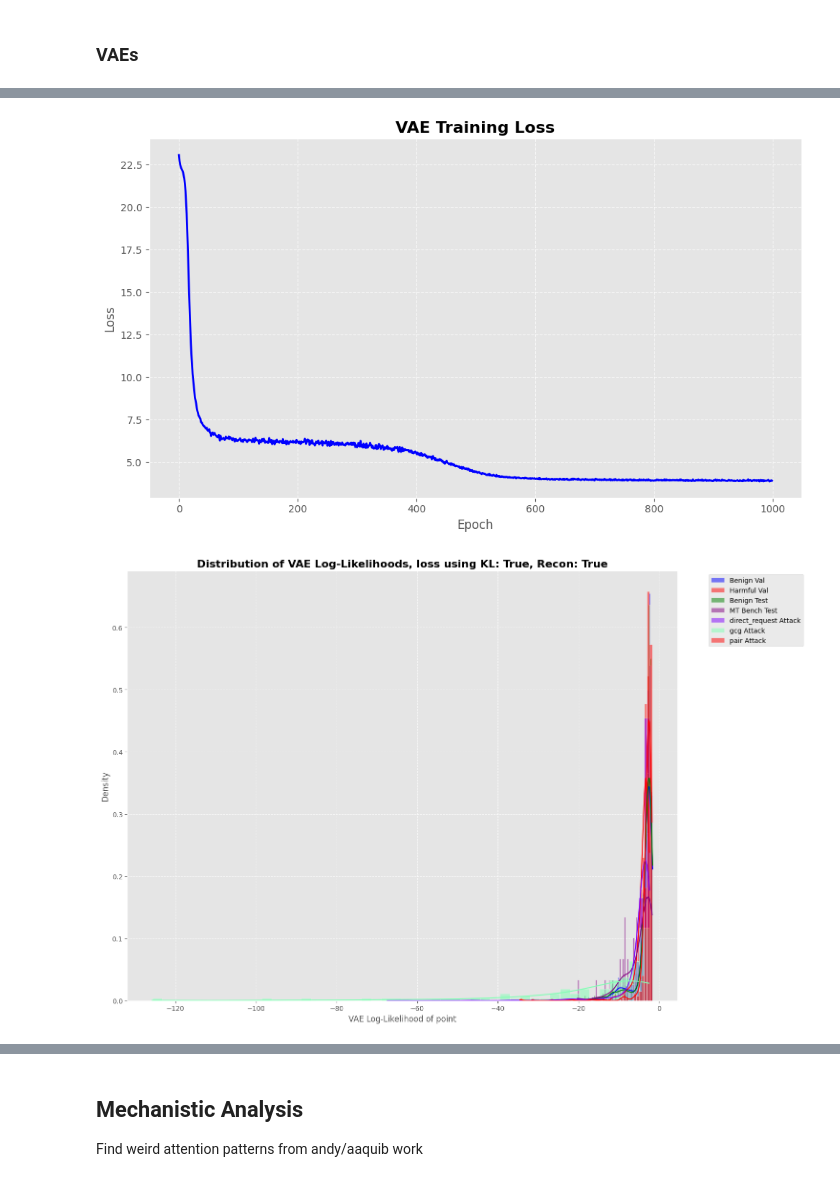
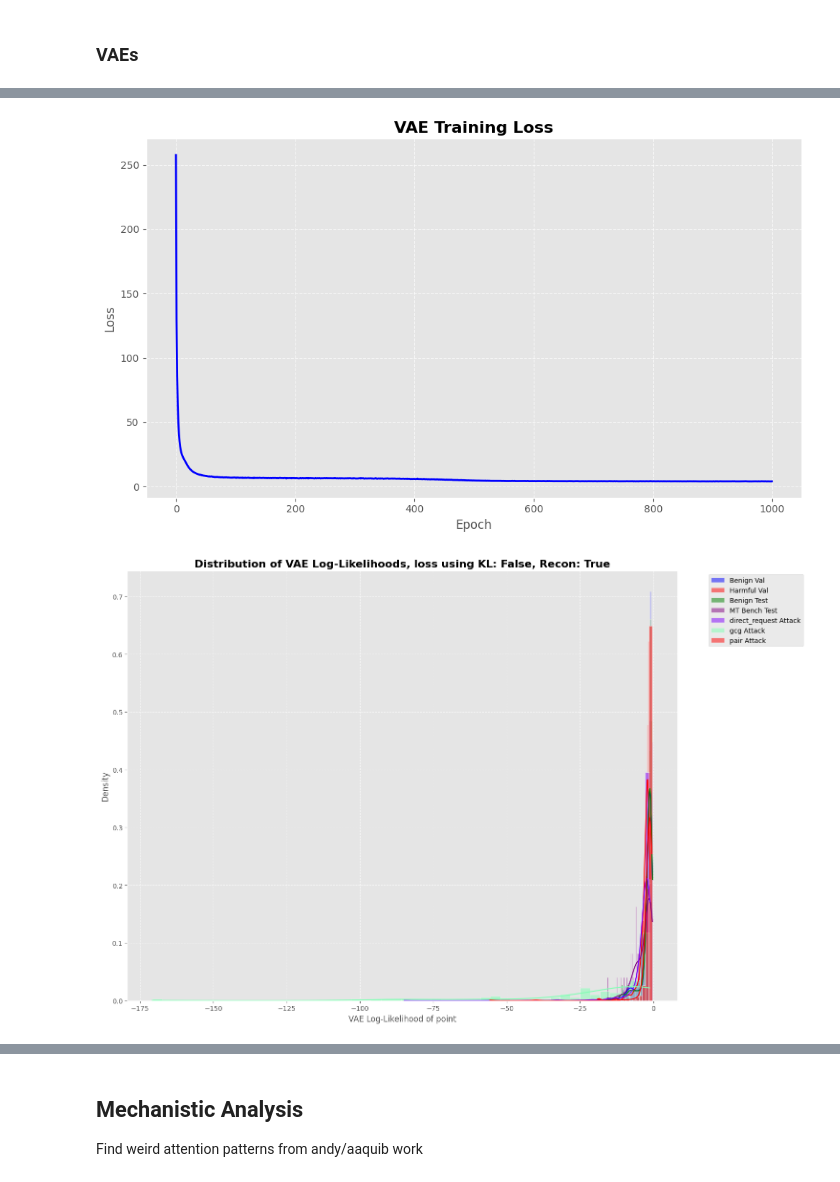
Before and after one commit to abhay-sheshadri/sae_experiments, a Jupyter notebook: jailbreak_mad_baselines.ipynb, the cells around one changed output, grey strips where cells are left out. Drawn from its saved outputs; the diff is of its cells as text; code cells hidden in the pictures.

```diff
--- a/jailbreak_mad_baselines.ipynb
+++ b/jailbreak_mad_baselines.ipynb
@@ -1134,7 +1134,8 @@ class VAE(nn.Module):
 
     def decode(self, z):
         h3 = torch.relu(self.fc3(z))
-        return torch.sigmoid(self.fc4(h3))
+        # return torch.sigmoid(self.fc4(h3))
+        return self.fc4(h3)
 
     def forward(self, x):
         mu, logvar = self.encode(x)
@@ -1143,7 +1144,7 @@ class VAE(nn.Module):
 
 # Loss function (combines reconstruction loss and KL divergence)
 def vae_loss(recon_x, x, mu, logvar):
-    BCE = nn.functional.binary_cross_entropy(recon_x, x, reduction='sum')
+    BCE = nn.functional.binary_cross_entropy(torch.sigmoid(recon_x), torch.sigmoid(x), reduction='sum')
     KLD = -0.5 * torch.sum(1 + logvar - mu.pow(2) - logvar.exp())
     return BCE + KLD
 
@@ -1171,7 +1172,8 @@ for epoch in range(num_epochs):
     for batch in train_loader:
         batch = batch[0]  # DataLoader returns a tuple (data, label)
         # sigmoid it to be between 0 and 1
-        batch = torch.sigmoid(batch).to("cuda")
+        # batch = torch.sigmoid(batch).to("cuda")
+        batch = batch.to("cuda")
         optimizer.zero_grad()
         recon_batch, mu, logvar = vae(batch)
         loss = vae_loss(recon_batch, batch, mu, logvar)
@@ -1218,5 +1220,5 @@ Epoch 1000, Loss: 3.920238250732422
 VAE Training Complete
-[figure, old version]
+[figure, new version]
 # %%
 # Function to compute log-likelihoods
 vae.to("cpu")
@@ -1224,7 +1226,7 @@ def compute_log_likelihood(vae, data, use_kl=True, use_recon=True):
     vae.eval()
     with torch.no_grad():
         recon_data, mu, logvar = vae(data)
-        recon_loss = nn.functional.binary_cross_entropy(recon_data, data, reduction='none').sum(dim=1)
+        recon_loss = nn.functional.binary_cross_entropy(recon_data.sigmoid(), data.sigmoid(), reduction='none').sum(dim=1)
         kld_loss = -0.5 * torch.sum(1 + logvar - mu.pow(2) - logvar.exp(), dim=1)
         log_likelihood = 0
         if use_recon:
@@ -1234,18 +1236,18 @@ def compute_log_likelihood(vae, data, use_kl=True, use_recon=True):
         log_likelihood = -log_likelihood
     return log_likelihood.numpy()
 
-use_kl = True
+use_kl = False
 use_recon = True
 
 # Compute log-likelihoods for in-distribution and attack datasets
-benign_vae_probabilities_val = compute_log_likelihood(vae, torch.tensor(benign_probe_outputs_val, dtype=torch.float32).sigmoid(), use_kl=use_kl, use_recon=use_recon)
-harmful_vae_probabilities_val = compute_log_likelihood(vae, torch.tensor(harmful_probe_outputs_val, dtype=torch.float32).sigmoid(), use_kl=use_kl, use_recon=use_recon)
+benign_vae_probabilities_val = compute_log_likelihood(vae, torch.tensor(benign_probe_outputs_val, dtype=torch.float32), use_kl=use_kl, use_recon=use_recon)
+harmful_vae_probabilities_val = compute_log_likelihood(vae, torch.tensor(harmful_probe_outputs_val, dtype=torch.float32), use_kl=use_kl, use_recon=use_recon)
 
-benign_vae_probabilities_test = compute_log_likelihood(vae, torch.tensor(benign_probe_outputs_test, dtype=torch.float32).sigmoid(), use_kl=use_kl, use_recon=use_recon)
-mt_benign_vae_probabilities_test = compute_log_likelihood(vae, torch.tensor(mt_benign_probe_outputs_test, dtype=torch.float32).sigmoid(), use_kl=use_kl, use_recon=use_recon)
+benign_vae_probabilities_test = compute_log_likelihood(vae, torch.tensor(benign_probe_outputs_test, dtype=torch.float32), use_kl=use_kl, use_recon=use_recon)
+mt_benign_vae_probabilities_test = compute_log_likelihood(vae, torch.tensor(mt_benign_probe_outputs_test, dtype=torch.float32), use_kl=use_kl, use_recon=use_recon)
 attack_vae_probabilities = {}
 for attack_name in attack_names:
-    attack_vae_probabilities[attack_name] = compute_log_likelihood(vae, torch.tensor(attack_probe_outputs[attack_name], dtype=torch.float32).sigmoid(), use_kl=use_kl, use_recon=use_recon)
+    attack_vae_probabilities[attack_name] = compute_log_likelihood(vae, torch.tensor(attack_probe_outputs[attack_name], dtype=torch.float32), use_kl=use_kl, use_recon=use_recon)
 
 # plot histograms of val distances vs test/attack distances
 plt.figure(figsize=(15, 10))
@@ -1276,7 +1278,7 @@ plt.grid(True, linestyle='--', alpha=0.7)
 plt.tight_layout()
 plt.show()
 # %% [output]
-[figure, old version]
+[figure, new version]
 # %%
 from sklearn.metrics import roc_curve, auc
 import matplotlib.pyplot as plt
```
Also changed, not shown: parts of 2 cells of this notebook.
